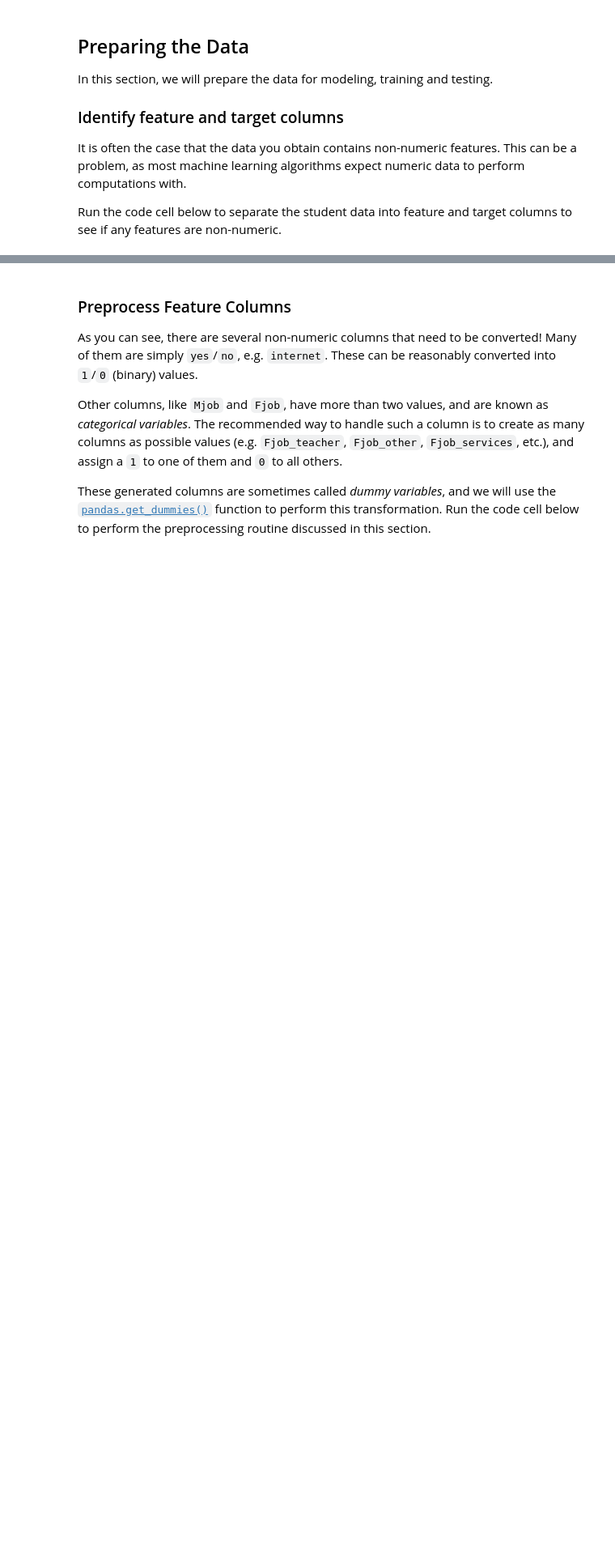
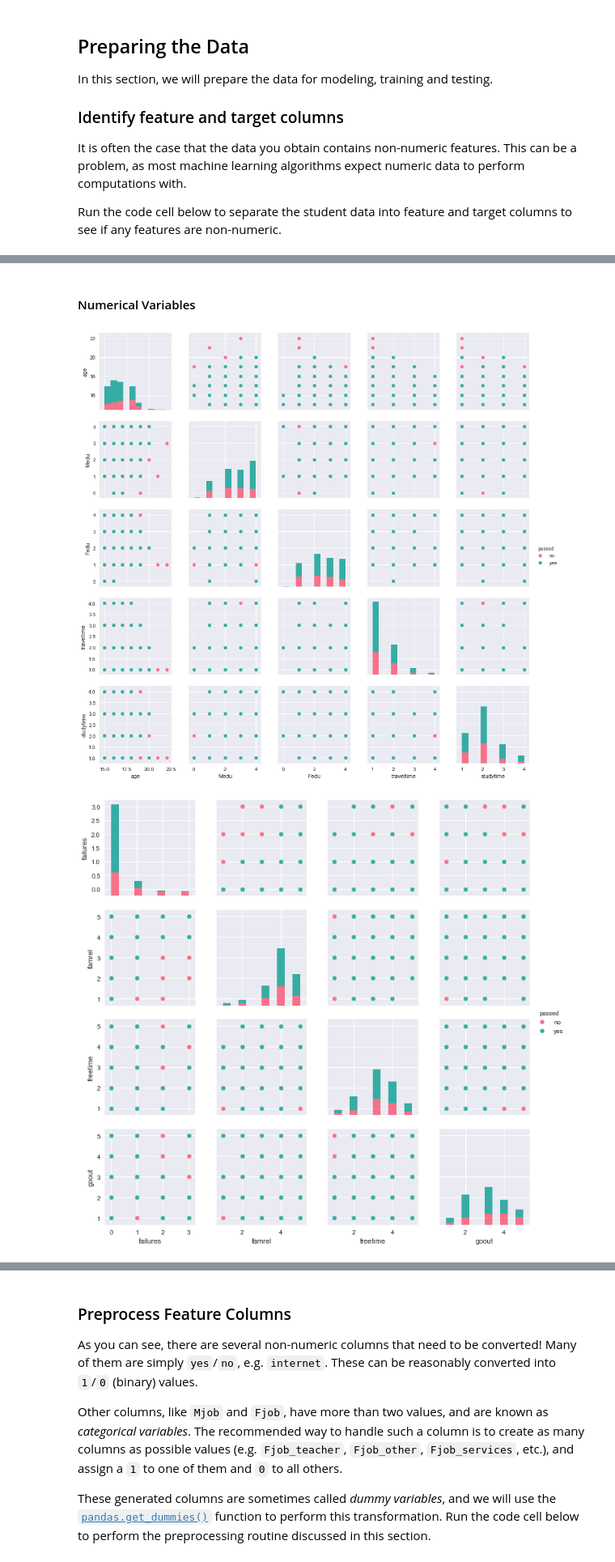
Before and after one commit to rlorrany/Nanodegree-Projects, a Jupyter notebook: p2 - students/student_intervention/student_intervention.ipynb, the cells around one changed output, grey strips where cells are left out. Shown: that part at 81% size. Cells and saved outputs as stored; diff of their text form; code cells hidden in the pictures; blank space fills up the shorter version.

Commit message:
data exploration

```diff
--- a/p2 - students/student_intervention/student_intervention.ipynb
+++ b/p2 - students/student_intervention/student_intervention.ipynb
@@ -112,0 +150,31 @@ print X_all.head()
+# %% [markdown]
+#### Numerical Variables
+# %%
+import seaborn as sns
+import matplotlib.pyplot as plt
+from pandas.api.types import is_string_dtype
+from pandas.api.types import is_numeric_dtype
+
+num_index = []
+#print(X_all.dtype)
+for var in X_all.columns:
+    if is_numeric_dtype(X_all[var]) == True:
+        num_index.append(var)
+
+num_data = X_all.loc[:,num_index]
+num_data = pd.DataFrame(num_data)
+
+table_1 = pd.concat([num_data, y_all], axis=1)
+table_11 = table_1.iloc[:,[0,1,2,3,4,13]]
+table_12 = table_1.iloc[:,[5,6,7,8,13]]
+table_13 = table_1.iloc[:,[9,10,11,12,13]]
+
+g = sns.pairplot(table_11, hue = "passed", palette = "husl")
+plt.show()
+g2 = sns.pairplot(table_12, hue = "passed", palette = "husl")
+plt.show()
+g3 = sns.pairplot(table_13, hue = "passed", palette = "husl")
+plt.show()
+# %% [output]
+[figure, added]
+[figure, added]
```
Also changed, not shown: parts of 8 cells of this notebook.
